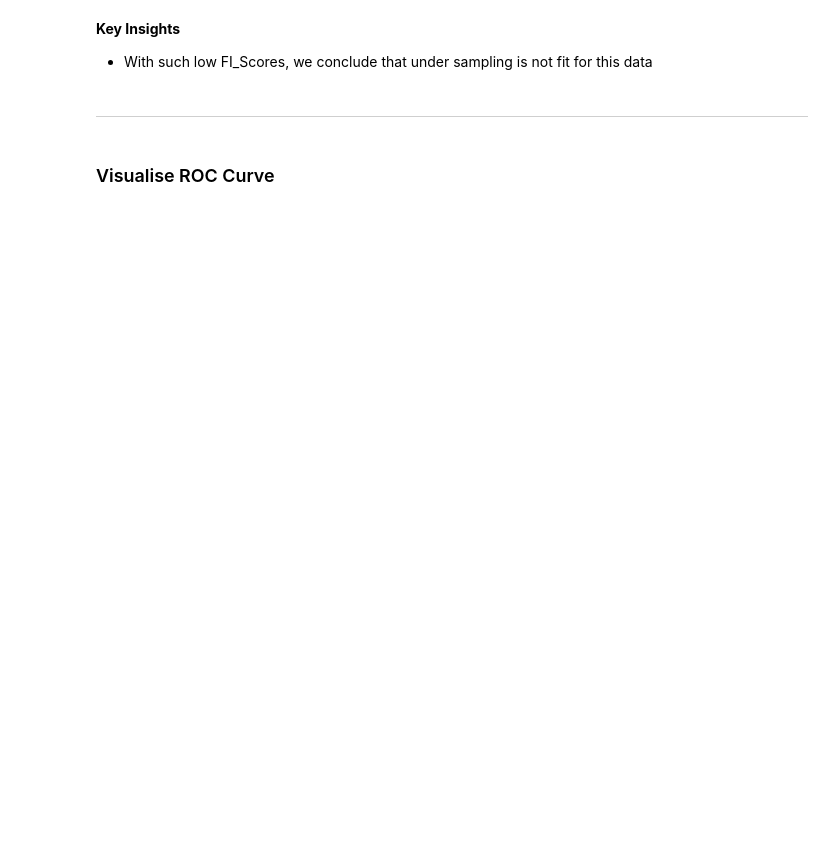
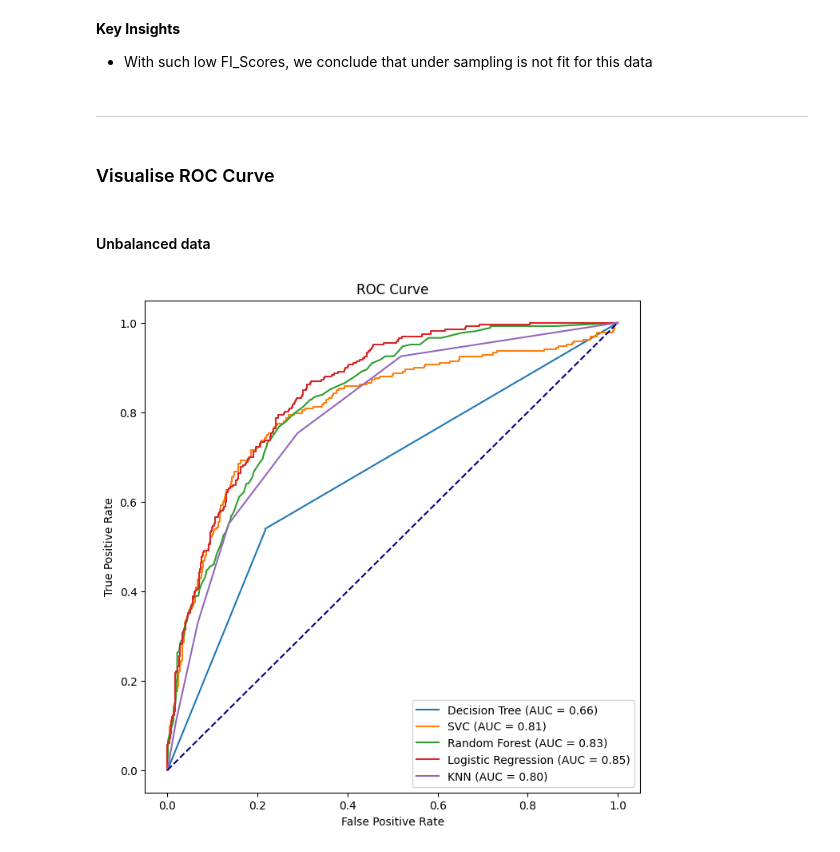
Before and after one commit to Kwamena-A-Yamoah/Customer-churn-analysis, a Jupyter notebook: Notebook/Customer_churn_analysis.ipynb, the cells around one changed output. Drawn from its saved outputs; the diff is of its cells as text; code cells hidden in the pictures; blank space fills up the shorter version.

Commit message:
Visualize ROC Curve

```diff
--- a/Notebook/Customer_churn_analysis.ipynb
+++ b/Notebook/Customer_churn_analysis.ipynb
@@ -1328,0 +1333,30 @@ for model_name, pipeline in unbalanced_pipeline
+# %% [markdown]
+#### Unbalanced data
+# %%
+from sklearn.metrics import auc, roc_curve
+
+roc_curve_data={}
+
+fig, ax = plt.subplots(figsize=(8,8))
+
+for model_name, pipeline in unbalanced_pipeline.items():
+    y_score = pipeline.predict_proba(X_eval)[:, 1]
+    fpr, tpr, thresholds = roc_curve(y_eval_encoded, y_score)
+    roc_auc = auc(fpr, tpr)
+
+    roc_curve_df = pd.DataFrame({
+        'False Positive Rate': fpr,
+        'True Positive Rate': tpr,
+        'Threshold': thresholds,
+    })
+    roc_curve_data[model_name] = roc_curve_df
+    ax.plot(fpr, tpr, label=f'{model_name} (AUC = {roc_auc:.2f})')
+
+ax.plot([0, 1], [0, 1], 'k--', color='navy')
+ax.set_xlabel('False Positive Rate')
+ax.set_ylabel('True Positive Rate')
+ax.set_title('ROC Curve')
+ax.legend(loc='lower right')
+plt.show()
+# %% [output]
+[figure, added]
```
Also changed, not shown: parts of 11 cells of this notebook, 1 other file.
